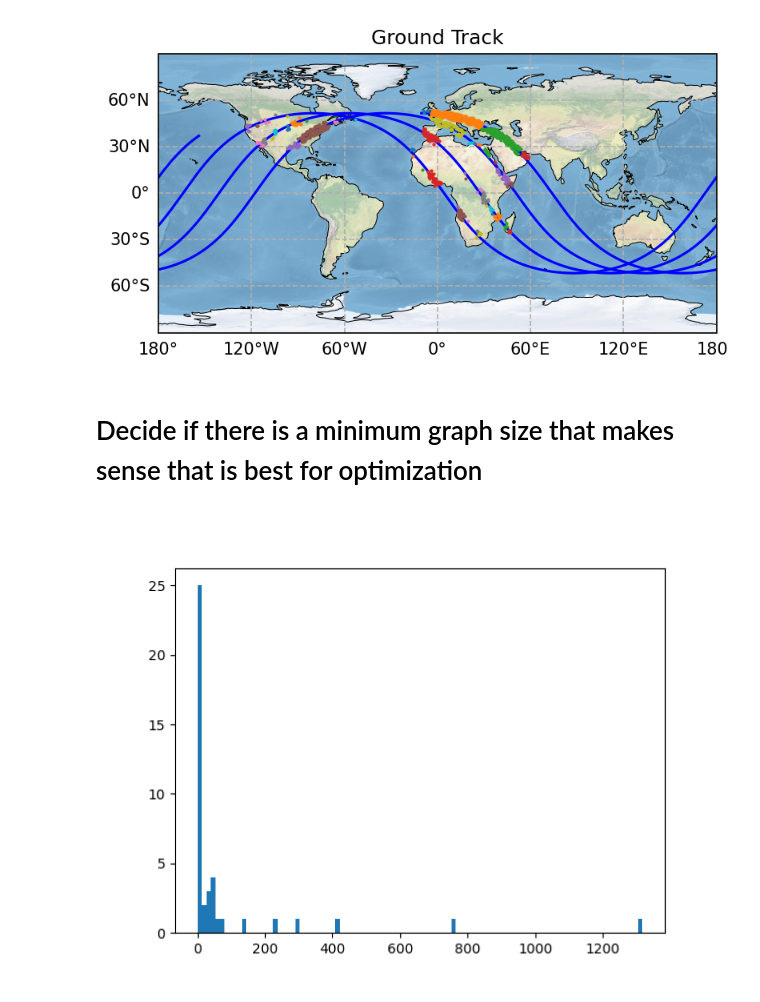
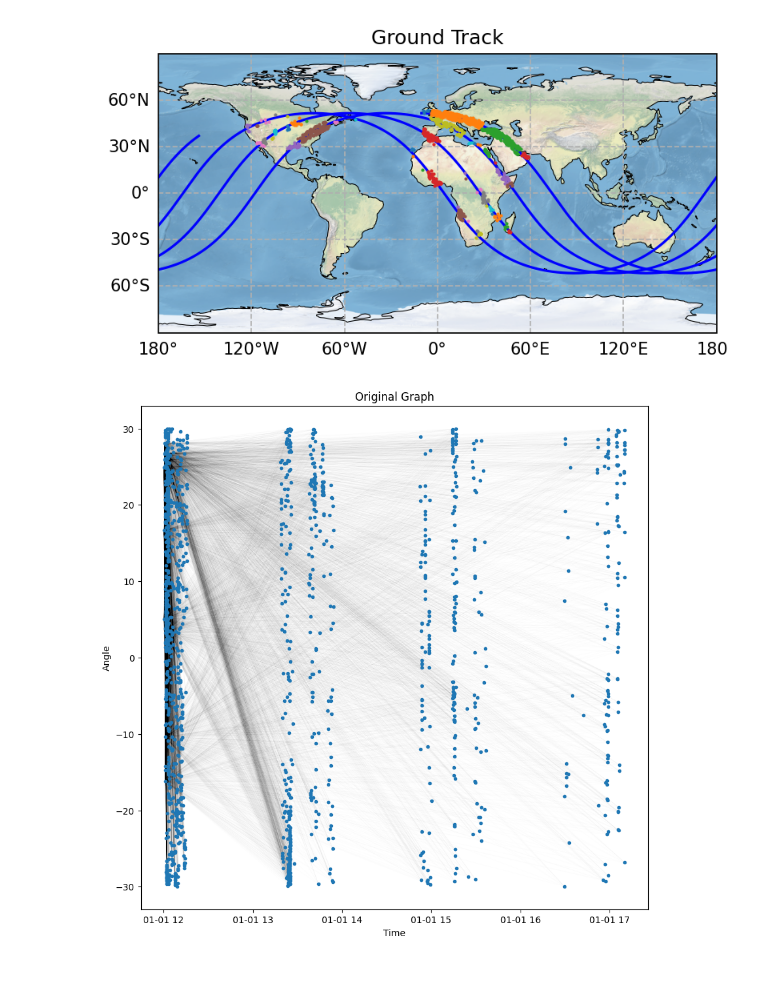
Before and after one commit to Shreeyam/phd_code, a Jupyter notebook: notebooks/exploration/cut_vertex.ipynb, the cells around one changed output. Cells and saved outputs as stored; diff of their text form; code cells hidden in the pictures; blank space fills up the shorter version.

```diff
--- a/notebooks/exploration/cut_vertex.ipynb
+++ b/notebooks/exploration/cut_vertex.ipynb
@@ -167,11 +167,31 @@ plt.show()
 # %% [output]
 50
 [figure]
-# %% [markdown]
-# Decide if there is a minimum graph size that makes sense that is best for optimization
-# %%
-plt.figure()
-plt.hist([len(x) for x in disjoint_graphs], bins=100)
-plt.show()
-# %% [output]
-[figure, removed]
+# %%
+# Plot the original graph
+
+t_s = 10
+t_dot = 4
+def agility_bangbang(theta):
+    return t_s + np.sqrt(np.abs(t_dot * theta))
+
+plt.figure(figsize=(10, 10))
+
+# Now go through and plot all the feasible transitions
+for a in tqdm(accesses[0:10]):
+    accesses_filtered = [x for x in accesses if x.time > a.time + datetime.timedelta(seconds=agility_bangbang(x.angle - a.angle))]
+    for b in accesses_filtered:
+        plt.plot([a.time, b.time], [a.angle, b.angle], 'k', linewidth=0.5, alpha=0.01)
+
+plt.plot([a.time for a in accesses], [a.angle for a in accesses], '.')
+
+
+
+# plt.grid(True)
+
+plt.xlabel('Time')
+plt.ylabel('Angle')
+plt.title('Original Graph')
+plt.show()
+# %% [output]
+[figure, added]
```
Also changed, not shown: parts of 1 cell of this notebook, 27 other files.
